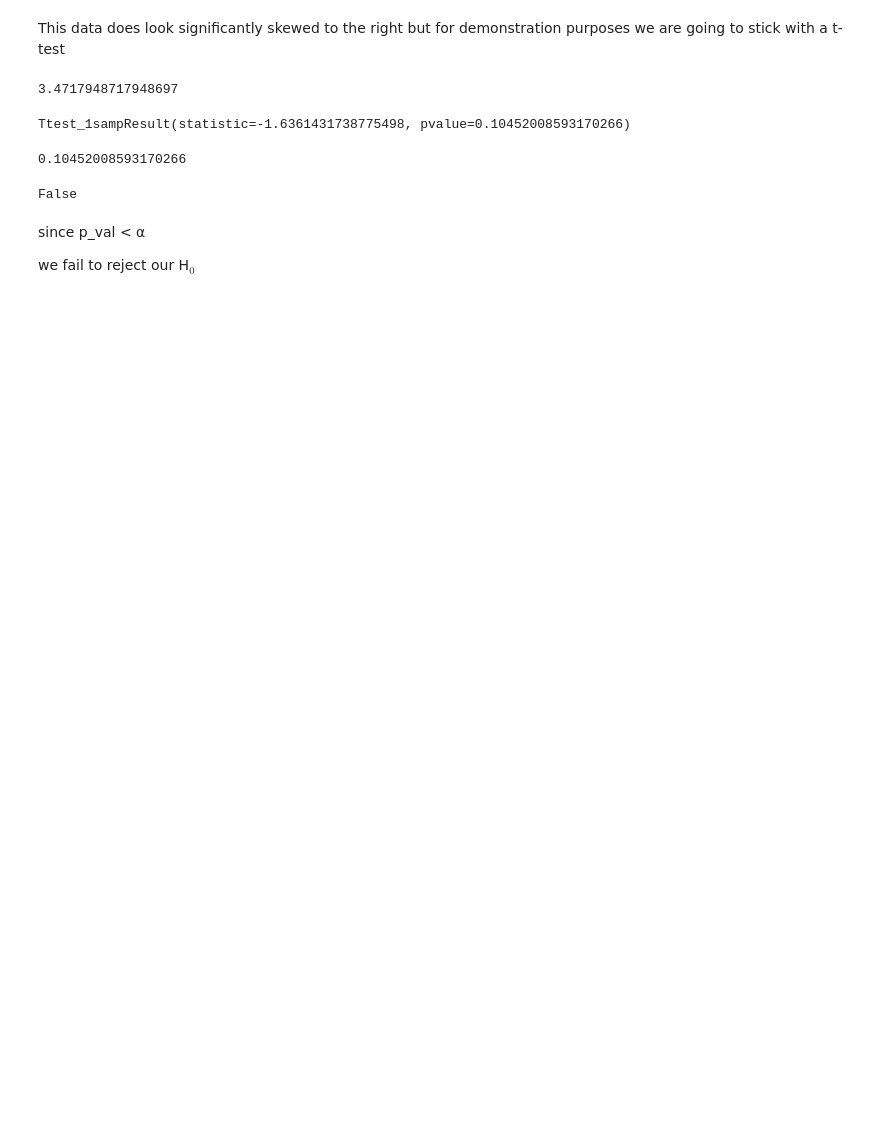
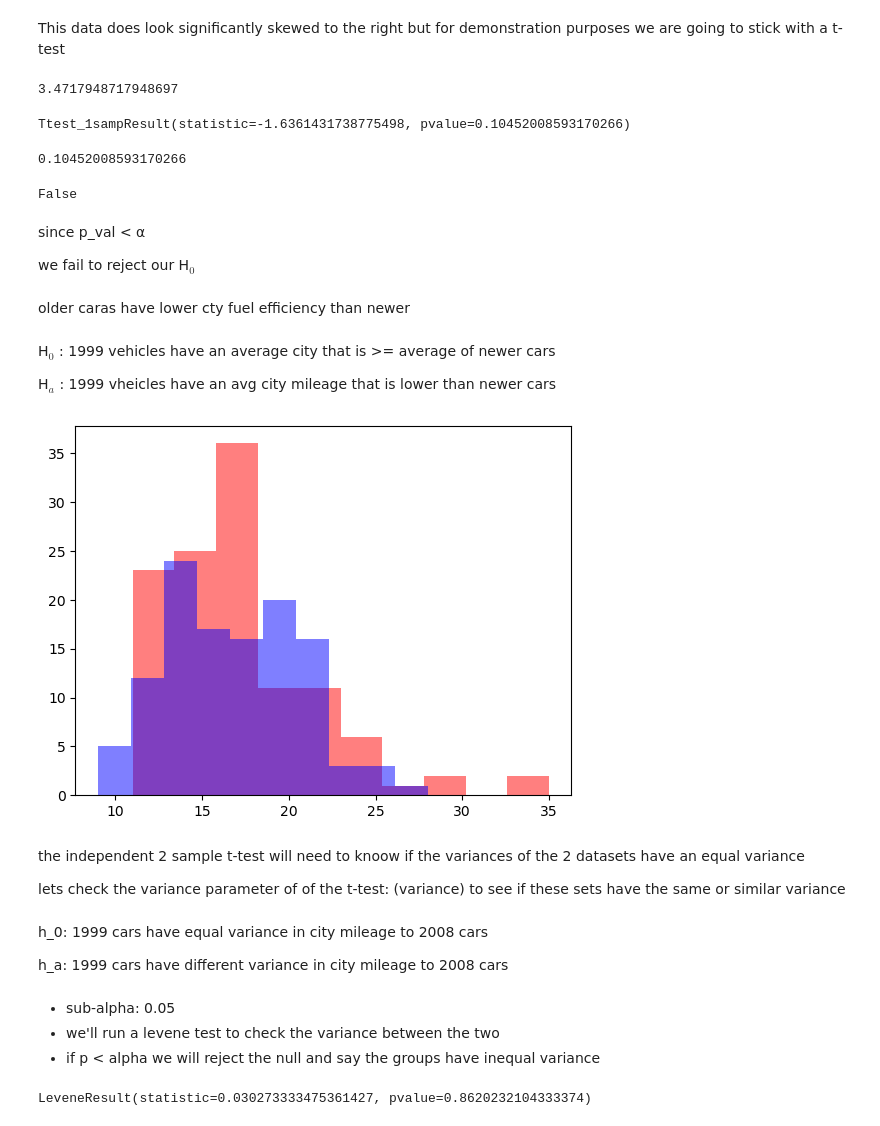
Before and after one commit to Adam-Harris87/statistics-exercises, a Jupyter notebook: comparing_means.ipynb, the cells around one changed output. Saved outputs shown, nothing was run; the diff lists cells and outputs as text; code cells hidden in the pictures; blank space fills up the shorter version.

Commit message:
working on hypothesis test exercises

```diff
--- a/comparing_means.ipynb
+++ b/comparing_means.ipynb
@@ -138,3 +138,5 @@ False
 since p_val < α
 
 we fail to reject our H$_0$
+# %% [markdown]
+older caras have lower cty fuel efficiency than newer
@@ -140,0 +148,4 @@ we fail to reject our H$_0$
+# %% [markdown]
+H$_0$ : 1999 vehicles have an average city that is >= average of newer cars
+
+H$_a$ : 1999 vheicles have an avg city mileage that is lower than newer cars
@@ -140,0 +159,26 @@ we fail to reject our H$_0$
+# %%
+# make variables with our sample data
+cty_1999 = mpg[mpg.year == 1999].cty
+cty_2008 = mpg[mpg.year == 2008].cty
+# %%
+plt.hist(cty_1999, color='red', alpha=0.5)
+plt.hist(cty_2008, color='blue', alpha=0.5)
+plt.show()
+# %% [output]
+[figure, added]
+# %% [markdown]
+the independent 2 sample t-test will need to knoow if the variances of the 2 datasets have an equal variance
+
+lets check the variance parameter of of the t-test: (variance) to see if these sets have the same or similar variance
+# %% [markdown]
+h_0: 1999 cars have equal variance in city mileage to 2008 cars
+
+h_a: 1999 cars have different variance in city mileage to 2008 cars
+# %% [markdown]
+- sub-alpha: 0.05
+- we'll run a levene test to check the variance between the two
+- if p < alpha we will reject the null and say the groups have inequal variance
+# %%
+stats.levene(cty_1999, cty_2008)
+# %% [output]
+LeveneResult(statistic=0.030273333475361427, pvalue=0.8620232104333374)
```
Also changed, not shown: parts of 37 cells of this notebook, 1 other file.
